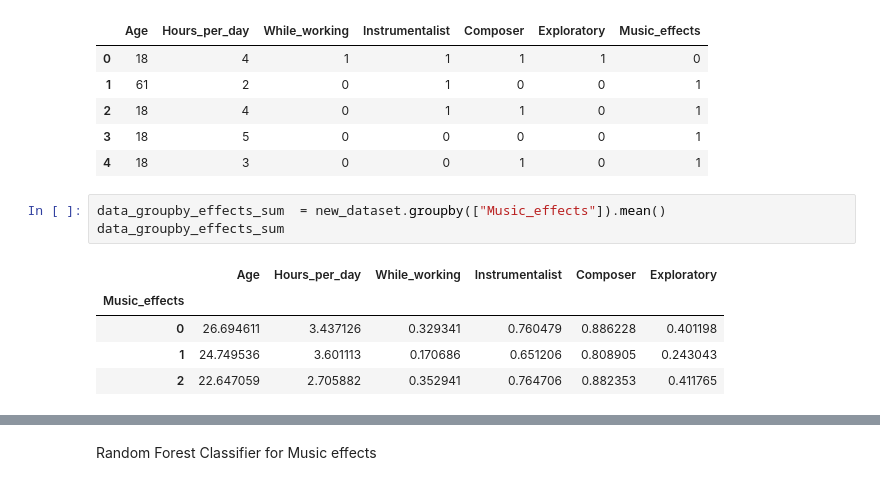
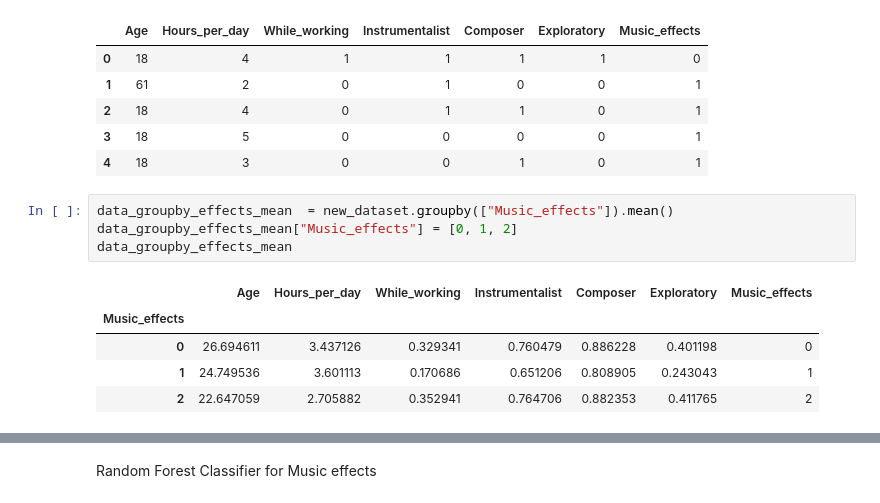
Before and after one commit to alessiasanfelici/Programming-2022-2023, a Jupyter notebook: Project_Programming (1).ipynb, the cells around one changed output, grey strips where cells are left out. Saved outputs shown, nothing was run; the diff lists cells and outputs as text.

```diff
--- a/Project_Programming (1).ipynb
+++ b/Project_Programming (1).ipynb
@@ -482,11 +518,12 @@ new_dataset.head()
 | 3 | 18 | 5 | 0 | 0 | 0 | 0 | 1 |
 | 4 | 18 | 3 | 0 | 0 | 1 | 0 | 1 |
 # %%
-data_groupby_effects_sum  = new_dataset.groupby(["Music_effects"]).mean()
-data_groupby_effects_sum
+data_groupby_effects_mean  = new_dataset.groupby(["Music_effects"]).mean()
+data_groupby_effects_mean["Music_effects"] = [0, 1, 2]
+data_groupby_effects_mean
 # %% [output]
-|  | Age | Hours_per_day | While_working | Instrumentalist | Composer | Exploratory |
-| Music_effects |  |  |  |  |  |  |
-| 0 | 26.694611 | 3.437126 | 0.329341 | 0.760479 | 0.886228 | 0.401198 |
-| 1 | 24.749536 | 3.601113 | 0.170686 | 0.651206 | 0.808905 | 0.243043 |
-| 2 | 22.647059 | 2.705882 | 0.352941 | 0.764706 | 0.882353 | 0.411765 |
+|  | Age | Hours_per_day | While_working | Instrumentalist | Composer | Exploratory | Music_effects |
+| Music_effects |  |  |  |  |  |  |  |
+| 0 | 26.694611 | 3.437126 | 0.329341 | 0.760479 | 0.886228 | 0.401198 | 0 |
+| 1 | 24.749536 | 3.601113 | 0.170686 | 0.651206 | 0.808905 | 0.243043 | 1 |
+| 2 | 22.647059 | 2.705882 | 0.352941 | 0.764706 | 0.882353 | 0.411765 | 2 |
```
Also changed, not shown: parts of 13 cells of this notebook, 1 other file.
